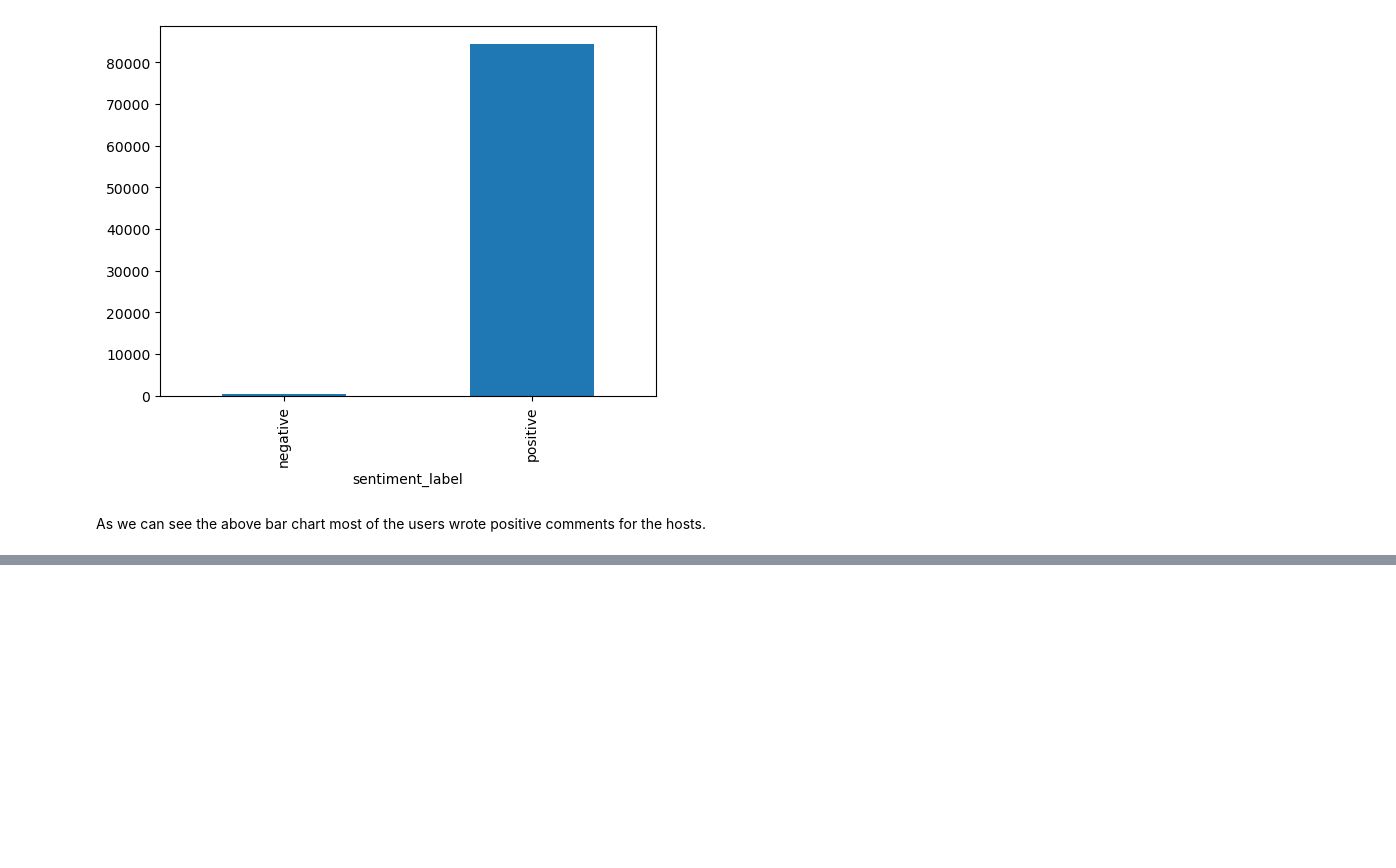
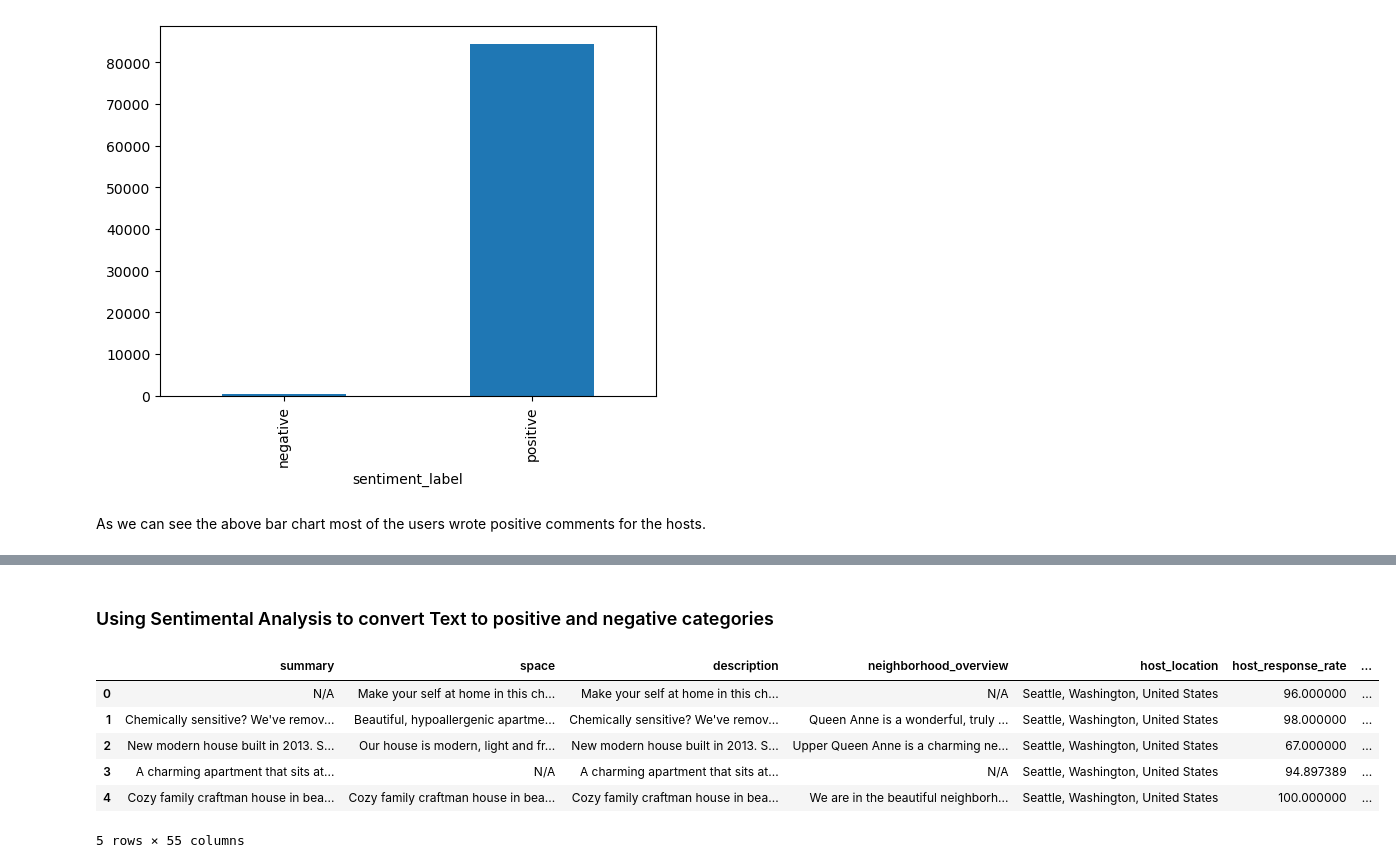
Before and after one commit to ruddysimon/ADS507---Practical-Data-Engineering, a Jupyter notebook: Airbnb_Seattle.ipynb, the cells around one changed output, grey strips where cells are left out. Saved outputs shown, nothing was run; the diff lists cells and outputs as text; code cells hidden in the pictures; blank space fills up the shorter version.

```diff
--- a/Airbnb_Seattle.ipynb
+++ b/Airbnb_Seattle.ipynb
@@ -467,0 +504,4 @@ tf_columns
+# %%
+num_col = list_new_df.select_dtypes(include=['int', 'float']).columns
+for col in num_col:
+    print(col,list_new_df[col].isnull().sum())
@@ -467,0 +528,4 @@ tf_columns
+# %%
+cat_vars = [var for var in list_new_df.columns if list_new_df[var].dtypes=='O']
+for col in cat_vars:
+    print(col,list_new_df[col].isnull().sum())
@@ -467,0 +548,3 @@ tf_columns
+# %%
+#Drop the null value in property_type column which has one missing value
+list_new_df = list_new_df.dropna(subset=['property_type'], axis=0)
@@ -467,0 +577,33 @@ tf_columns
+# %% [markdown]
+### Using Sentimental Analysis to convert Text to positive and negative categories
+# %%
+from textblob import TextBlob
+
+
+# Define a function to get the sentiment polarity of each comment
+def get_sentiment(comment):
+    blob = TextBlob(comment)
+    return blob.sentiment.polarity
+
+# Create a new column with the sentiment label and use the sentiment label function on the "sentiment" column
+list_new_df["summary_sent"] = list_new_df["summary"].apply(get_sentiment)
+list_new_df["space_sent"] = list_new_df["space"].apply(get_sentiment)
+list_new_df["description_sent"] = list_new_df["description"].apply(get_sentiment)
+list_new_df["neighover_sent"] = list_new_df["neighborhood_overview"].apply(get_sentiment)
+
+
+# Define a function to map the polarity score to a "positive" or "negative" label
+def get_sentiment_label(score):
+    if score >= 0:
+        return "positive"
+    else:
+        return "negative"
+list_new_df.head()
+# %% [output]
+|  | summary | space | description | neighborhood_overview | host_location | host_response_rate | ... |
+| 0 | N/A | Make your self at home in this ch... | Make your self at home in this ch... | N/A | Seattle, Washington, United States | 96.000000 | ... |
+| 1 | Chemically sensitive? We've remov... | Beautiful, hypoallergenic apartme... | Chemically sensitive? We've remov... | Queen Anne is a wonderful, truly ... | Seattle, Washington, United States | 98.000000 | ... |
+| 2 | New modern house built in 2013. S... | Our house is modern, light and fr... | New modern house built in 2013. S... | Upper Queen Anne is a charming ne... | Seattle, Washington, United States | 67.000000 | ... |
+| 3 | A charming apartment that sits at... | N/A | A charming apartment that sits at... | N/A | Seattle, Washington, United States | 94.897389 | ... |
+| 4 | Cozy family craftman house in bea... | Cozy family craftman house in bea... | Cozy family craftman house in bea... | We are in the beautiful neighborh... | Seattle, Washington, United States | 100.000000 | ... |
+5 rows × 55 columns
```
Also changed, not shown: parts of 70 cells of this notebook, 1 other file.
